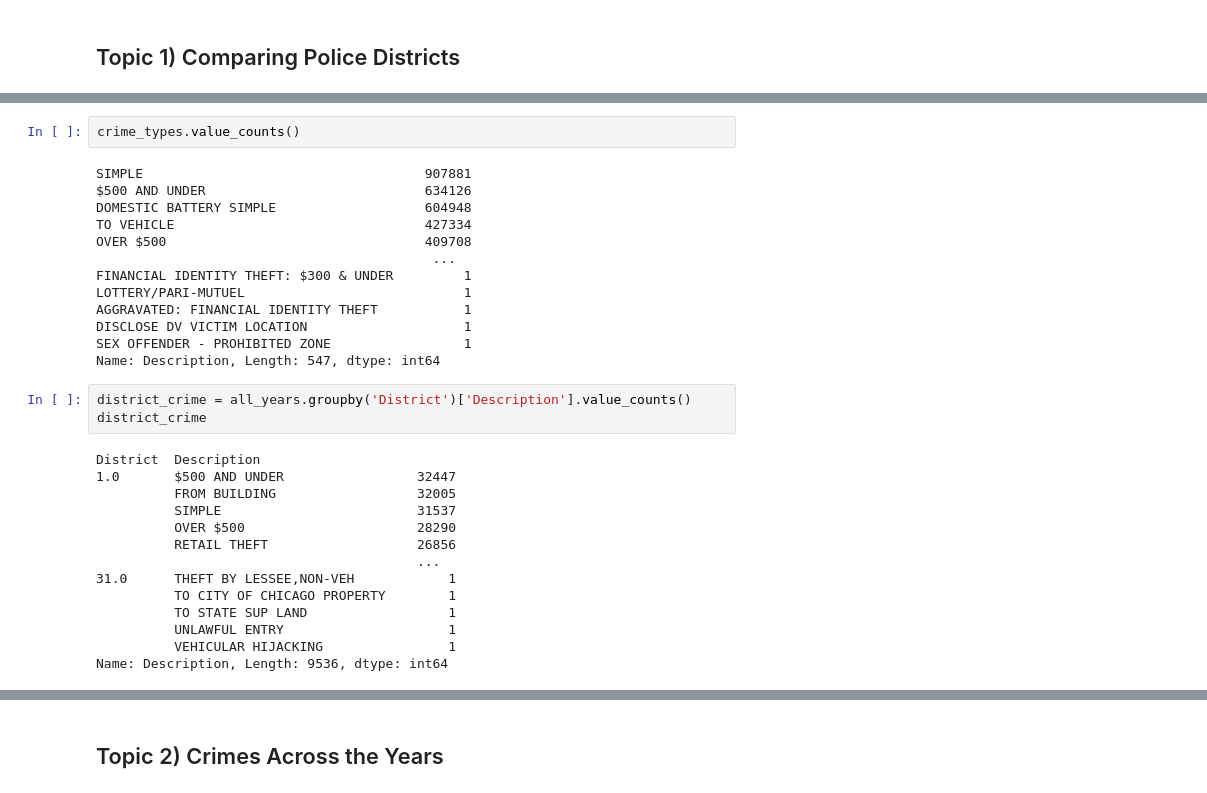
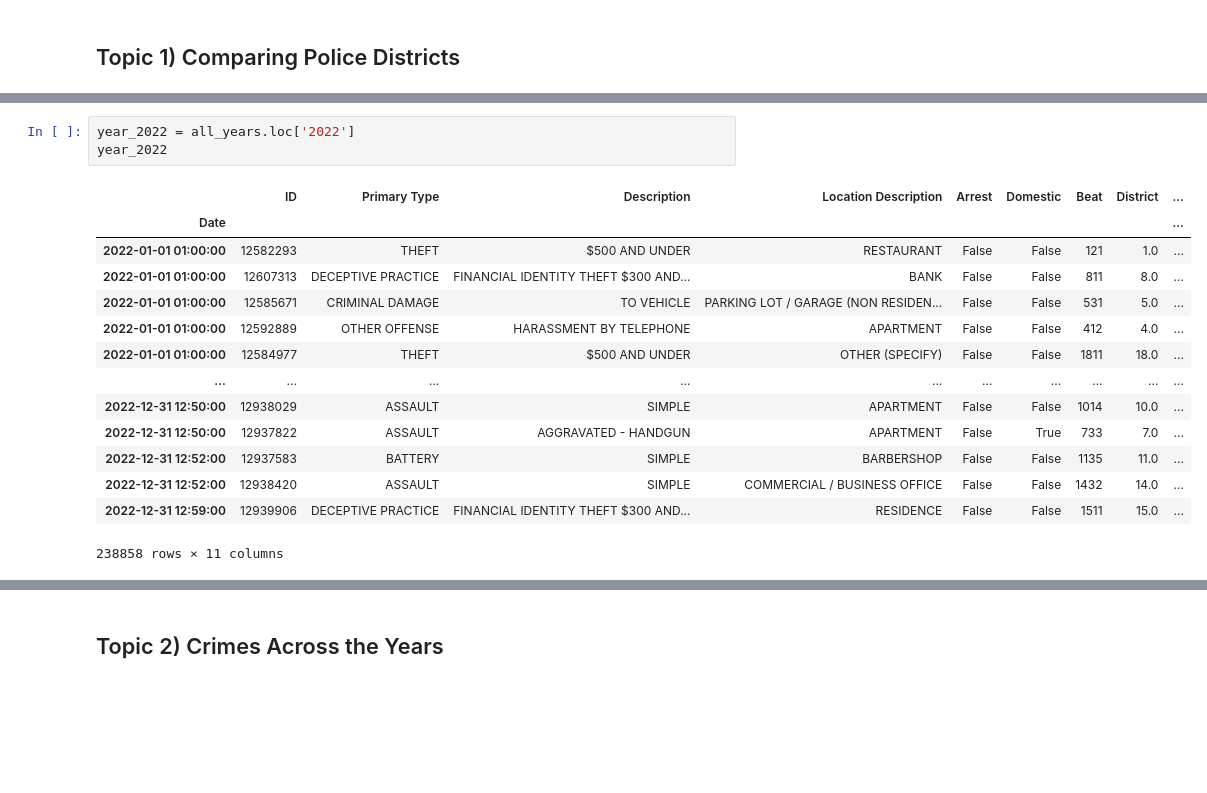
Before and after one commit to donmarcolaureano/chicago_crime, a Jupyter notebook: chicago_crime.ipynb, the cells around one changed output, grey strips where cells are left out. Cells and saved outputs as stored; diff of their text form; blank space fills up the shorter version.

```diff
--- a/chicago_crime.ipynb
+++ b/chicago_crime.ipynb
@@ -201,32 +184,18 @@ Name: Description, Length: 7728758, dtype: object
-# %%
-crime_types.value_counts()
-# %% [output]
-SIMPLE                                    907881
-$500 AND UNDER                            634126
-DOMESTIC BATTERY SIMPLE                   604948
-TO VEHICLE                                427334
-OVER $500                                 409708
-                                           ...
-FINANCIAL IDENTITY THEFT: $300 & UNDER         1
-LOTTERY/PARI-MUTUEL                            1
-AGGRAVATED: FINANCIAL IDENTITY THEFT           1
-DISCLOSE DV VICTIM LOCATION                    1
-SEX OFFENDER - PROHIBITED ZONE                 1
-Name: Description, Length: 547, dtype: int64
-# %%
-district_crime = all_years.groupby('District')['Description'].value_counts()
-district_crime
-# %% [output]
-District  Description
-1.0       $500 AND UNDER                 32447
-          FROM BUILDING                  32005
-          SIMPLE                         31537
-          OVER $500                      28290
-          RETAIL THEFT                   26856
-                                         ...
-31.0      THEFT BY LESSEE,NON-VEH            1
-          TO CITY OF CHICAGO PROPERTY        1
-          TO STATE SUP LAND                  1
-          UNLAWFUL ENTRY                     1
-          VEHICULAR HIJACKING                1
-Name: Description, Length: 9536, dtype: int64
+# %%
+year_2022 = all_years.loc['2022']
+year_2022
+# %% [output]
+|  | ID | Primary Type | Description | Location Description | Arrest | Domestic | Beat | District | ... |
+| Date |  |  |  |  |  |  |  |  | ... |
+| 2022-01-01 01:00:00 | 12582293 | THEFT | $500 AND UNDER | RESTAURANT | False | False | 121 | 1.0 | ... |
+| 2022-01-01 01:00:00 | 12607313 | DECEPTIVE PRACTICE | FINANCIAL IDENTITY THEFT $300 AND... | BANK | False | False | 811 | 8.0 | ... |
+| 2022-01-01 01:00:00 | 12585671 | CRIMINAL DAMAGE | TO VEHICLE | PARKING LOT / GARAGE (NON RESIDEN... | False | False | 531 | 5.0 | ... |
+| 2022-01-01 01:00:00 | 12592889 | OTHER OFFENSE | HARASSMENT BY TELEPHONE | APARTMENT | False | False | 412 | 4.0 | ... |
+| 2022-01-01 01:00:00 | 12584977 | THEFT | $500 AND UNDER | OTHER (SPECIFY) | False | False | 1811 | 18.0 | ... |
+| ... | ... | ... | ... | ... | ... | ... | ... | ... | ... |
+| 2022-12-31 12:50:00 | 12938029 | ASSAULT | SIMPLE | APARTMENT | False | False | 1014 | 10.0 | ... |
+| 2022-12-31 12:50:00 | 12937822 | ASSAULT | AGGRAVATED - HANDGUN | APARTMENT | False | True | 733 | 7.0 | ... |
+| 2022-12-31 12:52:00 | 12937583 | BATTERY | SIMPLE | BARBERSHOP | False | False | 1135 | 11.0 | ... |
+| 2022-12-31 12:52:00 | 12938420 | ASSAULT | SIMPLE | COMMERCIAL / BUSINESS OFFICE | False | False | 1432 | 14.0 | ... |
+| 2022-12-31 12:59:00 | 12939906 | DECEPTIVE PRACTICE | FINANCIAL IDENTITY THEFT $300 AND... | RESIDENCE | False | False | 1511 | 15.0 | ... |
+238858 rows × 11 columns
```
Also changed, not shown: parts of 2 cells of this notebook.
